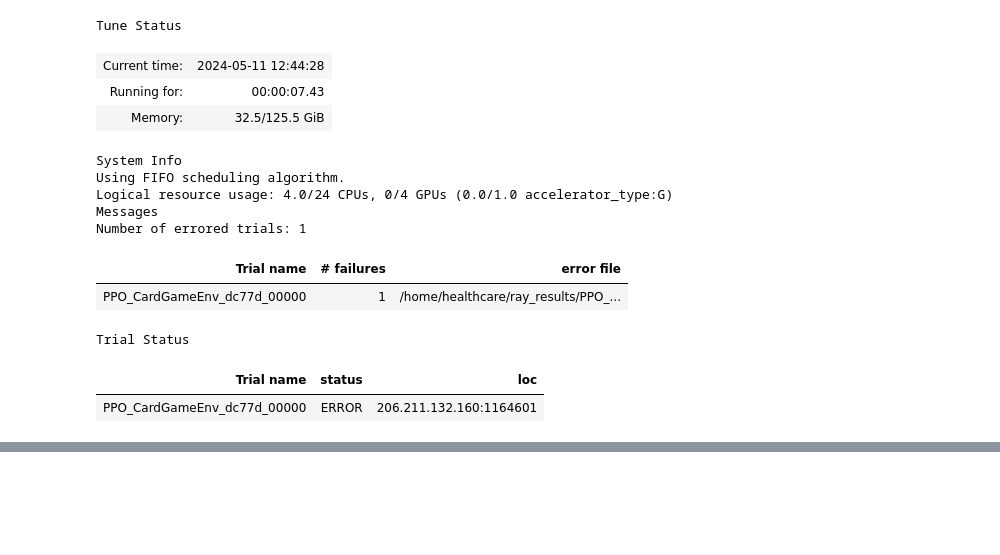
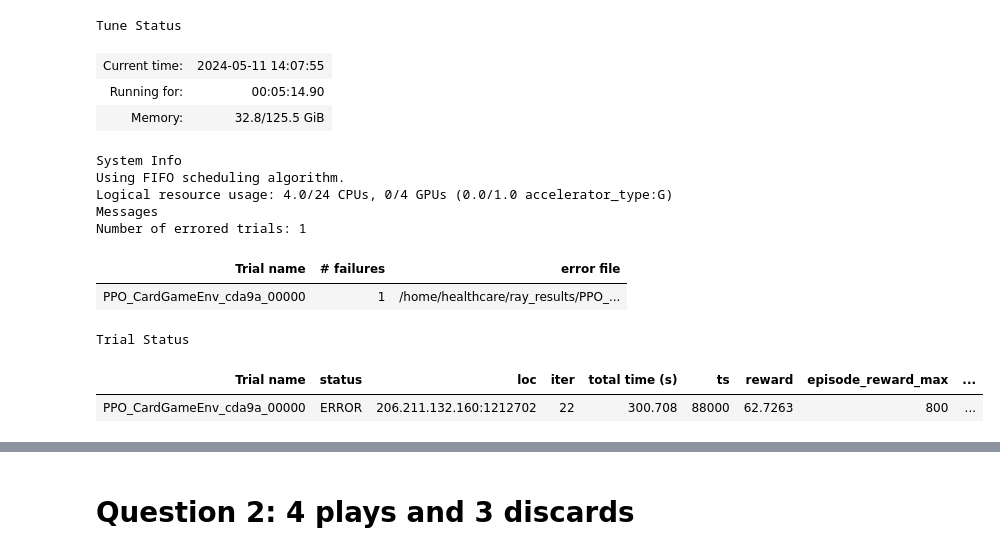
Before and after one commit to katherinehansen1/rl-projects, a Jupyter notebook: balatro_video_poker/poker.ipynb, the cells around one changed output, grey strips where cells are left out. Cells and saved outputs as stored; diff of their text form; code cells hidden in the pictures; blank space fills up the shorter version.

```diff
--- a/balatro_video_poker/poker.ipynb
+++ b/balatro_video_poker/poker.ipynb
@@ -209,31 +191,31 @@ ray.init(runtime_env=runtime_env)
 # %%
 config = (PPOConfig()
           .environment(CardGameEnv)
           .framework('torch')
-          .training(gamma=1,)
+          .training(gamma=0.9,)
           .rollouts(num_rollout_workers=3)
 )
-stop = {"timesteps_total": 10}
+stop = {"timesteps_total": 100000}
 
 tuner = tune.Tuner(
     "PPO",
     param_space=config.to_dict(),
     run_config=air.RunConfig(stop=stop),
 )
 
 res = tuner.fit()
 # %% [output]
 Tune Status
-| Current time: | 2024-05-11 12:44:28 |
-| Running for: | 00:00:07.43 |
-| Memory: | 32.5/125.5 GiB |
+| Current time: | 2024-05-11 14:07:55 |
+| Running for: | 00:05:14.90 |
+| Memory: | 32.8/125.5 GiB |
 System Info
 Using FIFO scheduling algorithm.
 Logical resource usage: 4.0/24 CPUs, 0/4 GPUs (0.0/1.0 accelerator_type:G)
 Messages
 Number of errored trials: 1
 | Trial name | # failures | error file |
-| PPO_CardGameEnv_dc77d_00000 | 1 | /home/healthcare/ray_results/PPO_... |
+| PPO_CardGameEnv_cda9a_00000 | 1 | /home/healthcare/ray_results/PPO_... |
 Trial Status
-| Trial name | status | loc |
-| PPO_CardGameEnv_dc77d_00000 | ERROR | 206.211.132.160:1164601 |
+| Trial name | status | loc | iter | total time (s) | ts | reward | episode_reward_max | ... |
+| PPO_CardGameEnv_cda9a_00000 | ERROR | 206.211.132.160:1212702 | 22 | 300.708 | 88000 | 62.7263 | 800 | ... |
@@ -256,0 +239,2 @@ Traceback (most recent call last):
+# %% [markdown]
+# Question 2: 4 plays and 3 discards
```
Also changed, not shown: parts of 13 cells of this notebook.
